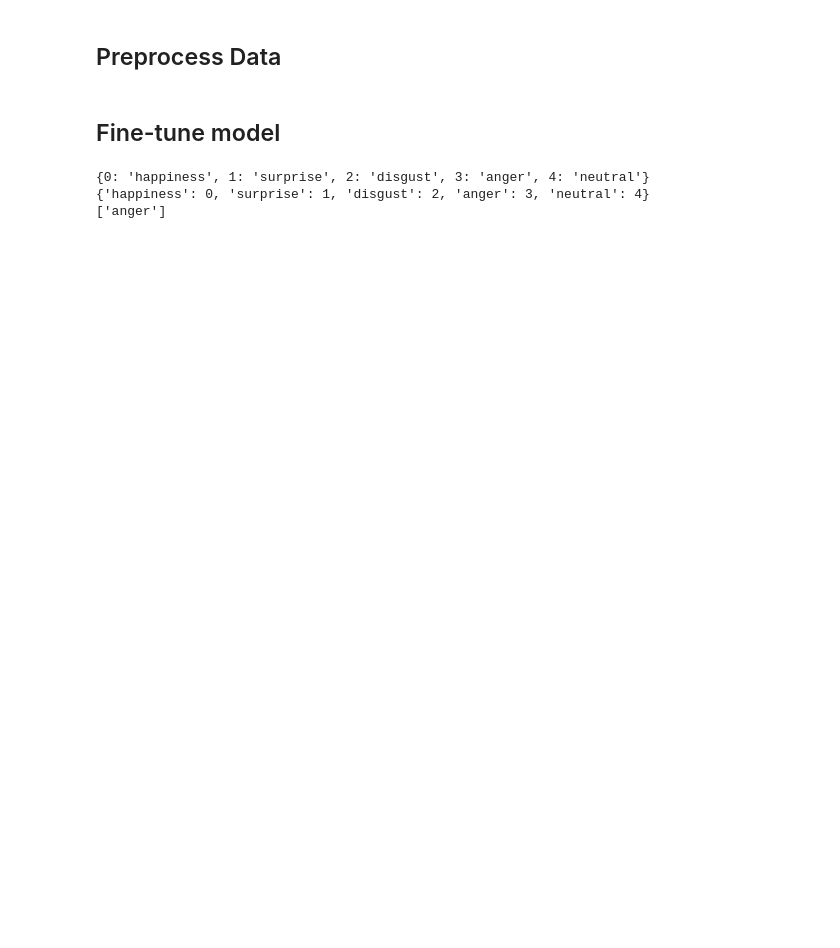
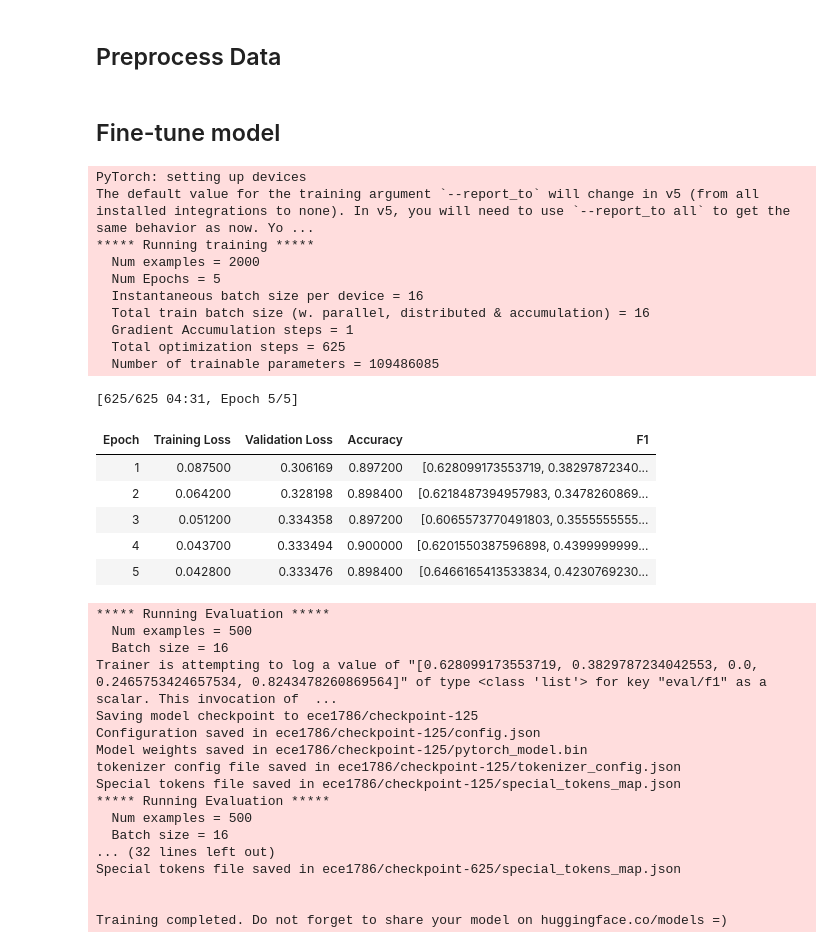
Before and after one commit to ece1786-2022/Sensify, a Jupyter notebook: bert.ipynb, the cells around one changed output. Drawn from its saved outputs; the diff is of its cells as text; code cells hidden in the pictures; blank space fills up the shorter version.

Commit message:
Finalised code with f1 score

```diff
--- a/bert.ipynb
+++ b/bert.ipynb
@@ -98,7 +131,5 @@ dataset_text = []
 for text in dataset['text']:
   dataset_text.append([text])
 
-x_train, y_train, x_val, y_val = iterative_train_test_split(np.array(dataset_text), np.array(dataset['label']), test_size=0.3)
-
-print(x_train[0])
+x_train, y_train, x_val, y_val = iterative_train_test_split(np.array(dataset_text), np.array(dataset['label']), test_size=0.2)
 # %%
@@ -169,38 +221,71 @@ print(encode_set)
 # %% [markdown]
 ## Fine-tune model
-# %%
-print(id2label)
-print(label2id)
-print([id2label[idx] for idx, label in enumerate(train_set[0]["labels"]) if label == 1.0])
-# %% [output]
-{0: 'happiness', 1: 'surprise', 2: 'disgust', 3: 'anger', 4: 'neutral'}
-{'happiness': 0, 'surprise': 1, 'disgust': 2, 'anger': 3, 'neutral': 4}
-['anger']
 # %%
 import torch
+from sklearn.metrics import f1_score
 batch = 16
 wd = 1e-5
 lr =1e-5
 def compute_metrics(eval_pred):
+
   logits, labels = eval_pred
   prediction = torch.sigmoid(torch.tensor(logits)) > 0.5
-  match = prediction == torch.tensor(labels)
-  return {"accuracy": match.sum().item() / (logits.shape[0] * logits.shape[1])}
+  match_ = prediction == torch.tensor(labels)
+  prediction_f1 = prediction.int().numpy()
+  reference_f1 = torch.tensor(labels).int().numpy()
+  score = f1_score(prediction_f1, reference_f1, average=None)
+  return {"accuracy": match_.sum().item() / (logits.shape[0] * logits.shape[1]),
+          "f1":score.tolist()}
 arg =  TrainingArguments(output_dir="ece1786",
                          evaluation_strategy="epoch",
                           num_train_epochs=5,
                           learning_rate=lr,
                           weight_decay=wd,
                           per_device_train_batch_size=batch,
                           per_device_eval_batch_size=batch,
                           logging_strategy="epoch",
                           save_strategy="epoch"
                           )
 
 trainer = Trainer(model=classifier,
                   args=arg,
                   train_dataset=train_set,
                   eval_dataset=eval_set,
                   compute_metrics=compute_metrics,
                   tokenizer=tokenizer)
 result = trainer.train()
+# %% [output]
+PyTorch: setting up devices
+The default value for the training argument `--report_to` will change in v5 (from all installed integrations to none). In v5, you will need to use `--report_to all` to get the same behavior as now. Yo ...
+***** Running training *****
+  Num examples = 2000
+  Num Epochs = 5
+  Instantaneous batch size per device = 16
+  Total train batch size (w. parallel, distributed & accumulation) = 16
+  Gradient Accumulation steps = 1
+  Total optimization steps = 625
+  Number of trainable parameters = 109486085
+[625/625 04:31, Epoch 5/5]
+| Epoch | Training Loss | Validation Loss | Accuracy | F1 |
+| 1 | 0.087500 | 0.306169 | 0.897200 | [0.628099173553719, 0.38297872340... |
+| 2 | 0.064200 | 0.328198 | 0.898400 | [0.6218487394957983, 0.3478260869... |
+| 3 | 0.051200 | 0.334358 | 0.897200 | [0.6065573770491803, 0.3555555555... |
+| 4 | 0.043700 | 0.333494 | 0.900000 | [0.6201550387596898, 0.4399999999... |
+| 5 | 0.042800 | 0.333476 | 0.898400 | [0.6466165413533834, 0.4230769230... |
+***** Running Evaluation *****
+  Num examples = 500
+  Batch size = 16
+Trainer is attempting to log a value of "[0.628099173553719, 0.3829787234042553, 0.0, 0.2465753424657534, 0.8243478260869564]" of type <class 'list'> for key "eval/f1" as a scalar. This invocation of  ...
+Saving model checkpoint to ece1786/checkpoint-125
+Configuration saved in ece1786/checkpoint-125/config.json
+Model weights saved in ece1786/checkpoint-125/pytorch_model.bin
+tokenizer config file saved in ece1786/checkpoint-125/tokenizer_config.json
+Special tokens file saved in ece1786/checkpoint-125/special_tokens_map.json
+***** Running Evaluation *****
+  Num examples = 500
+  Batch size = 16
+... (32 lines left out)
+Special tokens file saved in ece1786/checkpoint-625/special_tokens_map.json
+
+
+Training completed. Do not forget to share your model on huggingface.co/models =)
```
Also changed, not shown: parts of 9 cells of this notebook.
